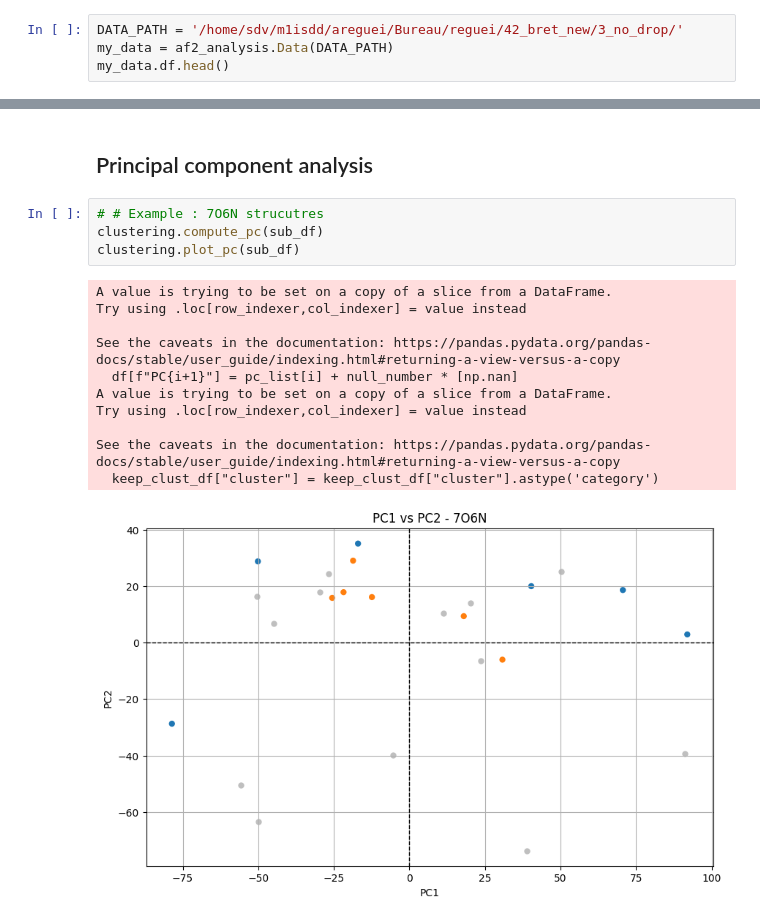
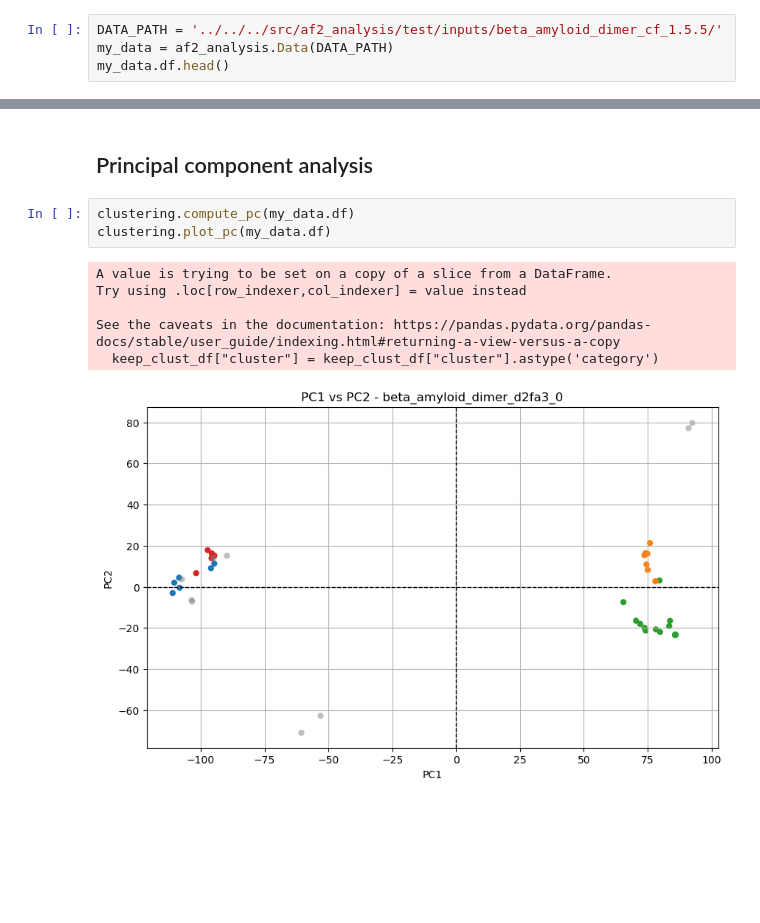
Before and after one commit to samuelmurail/af2_analysis, a Jupyter notebook: docs/source/notebooks/basic_example.ipynb, the cells around one changed output, grey strips where cells are left out. Cells and saved outputs as stored; diff of their text form; blank space fills up the shorter version.

```diff
--- a/docs/source/notebooks/basic_example.ipynb
+++ b/docs/source/notebooks/basic_example.ipynb
@@ -11,7 +10,7 @@ import nglview
 # %% [markdown]
 ## Importing Alpahfold Data
 # %%
-DATA_PATH = '/home/sdv/m1isdd/areguei/Bureau/reguei/42_bret_new/3_no_drop/'
+DATA_PATH = '../../../src/af2_analysis/test/inputs/beta_amyloid_dimer_cf_1.5.5/'
 my_data = af2_analysis.Data(DATA_PATH)
 my_data.df.head()
 # %% [output]
@@ -116,18 +122,12 @@ sub_df.head()
 # %% [markdown]
 ## Principal component analysis
 # %%
-# # Example : 7O6N strucutres
-clustering.compute_pc(sub_df)
-clustering.plot_pc(sub_df)
+clustering.compute_pc(my_data.df)
+clustering.plot_pc(my_data.df)
 # %% [output]
-A value is trying to be set on a copy of a slice from a DataFrame.
-Try using .loc[row_indexer,col_indexer] = value instead
-
-See the caveats in the documentation: https://pandas.pydata.org/pandas-docs/stable/user_guide/indexing.html#returning-a-view-versus-a-copy
-  df[f"PC{i+1}"] = pc_list[i] + null_number * [np.nan]
 A value is trying to be set on a copy of a slice from a DataFrame.
 Try using .loc[row_indexer,col_indexer] = value instead
 
 See the caveats in the documentation: https://pandas.pydata.org/pandas-docs/stable/user_guide/indexing.html#returning-a-view-versus-a-copy
   keep_clust_df["cluster"] = keep_clust_df["cluster"].astype('category')
-[figure, old version]
+[figure, new version]
```
Also changed, not shown: parts of 14 cells of this notebook, 8 other files.
